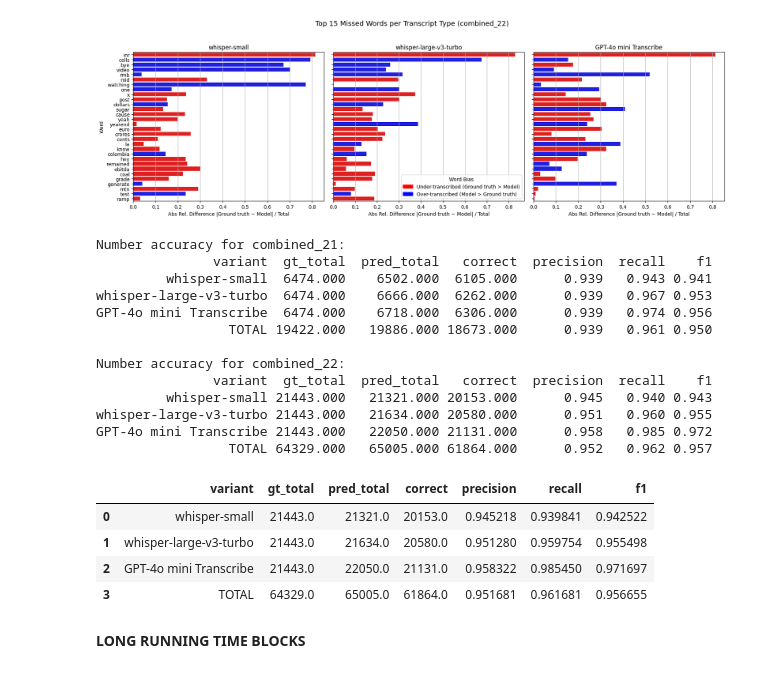
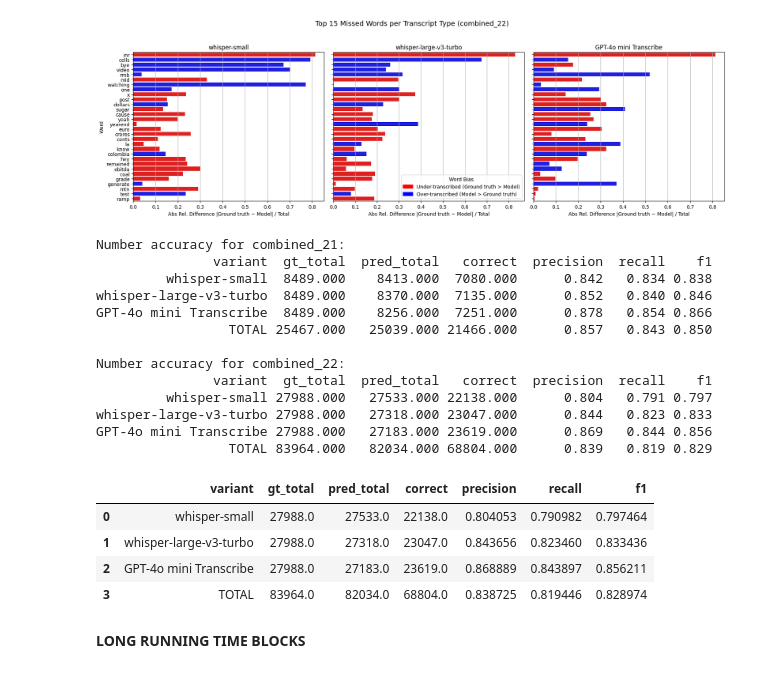
Before and after one commit to MakkerW/Thesis, a Jupyter notebook: Metrics.ipynb, the cells around one changed output. Cells and saved outputs as stored; diff of their text form; code cells hidden in the pictures.

Commit message:
number metri

```diff
--- a/Metrics.ipynb
+++ b/Metrics.ipynb
@@ -691,8 +691,17 @@ get_top_missed_words_by_variant(df_paths_22, label='combined_22', plot=True, fil
 [figure]
 [figure]
 # %%
+from collections import Counter
+import re
+import pandas as pd
+from difflib import SequenceMatcher
+
 def extract_numbers(text):
     return re.findall(r'\d+(?:\.\d+)?', text)
+
+def count_aligned_numbers(gt_numbers, hyp_numbers):
+    matcher = SequenceMatcher(None, gt_numbers, hyp_numbers)
+    return sum(block.size for block in matcher.get_matching_blocks() if block.size > 0)
 
 def evaluate_number_accuracy(df_paths):
     results = []
@@ -711,7 +720,7 @@ def evaluate_number_accuracy(df_paths):
 
             gt_total += len(gt_numbers)
             pred_total += len(hyp_numbers)
-            correct_total += sum(1 for n in hyp_numbers if n in gt_numbers)
+            correct_total += count_aligned_numbers(gt_numbers, hyp_numbers)
 
         precision = correct_total / pred_total if pred_total else 0
         recall = correct_total / gt_total if gt_total else 0
@@ -727,54 +736,52 @@ def evaluate_number_accuracy(df_paths):
             'f1': f1
         })
 
-    # Calculate total across all variants
+    # Compute overall totals
     totals = pd.DataFrame(results).sum(numeric_only=True)
     total_correct = totals['correct']
     total_pred = totals['pred_total']
     total_gt = totals['gt_total']
     total_precision = total_correct / total_pred if total_pred else 0
     total_recall = total_correct / total_gt if total_gt else 0
     total_f1 = 2 * total_precision * total_recall / (total_precision + total_recall) if (total_precision + total_recall) else 0
 
     results.append({
         'variant': 'TOTAL',
         'gt_total': total_gt,
         'pred_total': total_pred,
         'correct': total_correct,
         'precision': total_precision,
         'recall': total_recall,
         'f1': total_f1
     })
 
     df_result = pd.DataFrame(results)
-
     print(df_result.to_string(index=False, float_format='%.3f'))
-
     return df_result
 
 print("Number accuracy for combined_21:")
 evaluate_number_accuracy(df_paths_21)
 print("\nNumber accuracy for combined_22:")
 evaluate_number_accuracy(df_paths_22)
 # %% [output]
 Number accuracy for combined_21:
                variant  gt_total  pred_total   correct  precision  recall    f1
-         whisper-small  6474.000    6502.000  6105.000      0.939   0.943 0.941
-whisper-large-v3-turbo  6474.000    6666.000  6262.000      0.939   0.967 0.953
-GPT-4o mini Transcribe  6474.000    6718.000  6306.000      0.939   0.974 0.956
-                 TOTAL 19422.000   19886.000 18673.000      0.939   0.961 0.950
+         whisper-small  8489.000    8413.000  7080.000      0.842   0.834 0.838
+whisper-large-v3-turbo  8489.000    8370.000  7135.000      0.852   0.840 0.846
+GPT-4o mini Transcribe  8489.000    8256.000  7251.000      0.878   0.854 0.866
+                 TOTAL 25467.000   25039.000 21466.000      0.857   0.843 0.850
 
 Number accuracy for combined_22:
                variant  gt_total  pred_total   correct  precision  recall    f1
-         whisper-small 21443.000   21321.000 20153.000      0.945   0.940 0.943
-whisper-large-v3-turbo 21443.000   21634.000 20580.000      0.951   0.960 0.955
-GPT-4o mini Transcribe 21443.000   22050.000 21131.000      0.958   0.985 0.972
-                 TOTAL 64329.000   65005.000 61864.000      0.952   0.962 0.957
+         whisper-small 27988.000   27533.000 22138.000      0.804   0.791 0.797
+whisper-large-v3-turbo 27988.000   27318.000 23047.000      0.844   0.823 0.833
+GPT-4o mini Transcribe 27988.000   27183.000 23619.000      0.869   0.844 0.856
+                 TOTAL 83964.000   82034.000 68804.000      0.839   0.819 0.829
 |  | variant | gt_total | pred_total | correct | precision | recall | f1 |
-| 0 | whisper-small | 21443.0 | 21321.0 | 20153.0 | 0.945218 | 0.939841 | 0.942522 |
-| 1 | whisper-large-v3-turbo | 21443.0 | 21634.0 | 20580.0 | 0.951280 | 0.959754 | 0.955498 |
-| 2 | GPT-4o mini Transcribe | 21443.0 | 22050.0 | 21131.0 | 0.958322 | 0.985450 | 0.971697 |
-| 3 | TOTAL | 64329.0 | 65005.0 | 61864.0 | 0.951681 | 0.961681 | 0.956655 |
+| 0 | whisper-small | 27988.0 | 27533.0 | 22138.0 | 0.804053 | 0.790982 | 0.797464 |
+| 1 | whisper-large-v3-turbo | 27988.0 | 27318.0 | 23047.0 | 0.843656 | 0.823460 | 0.833436 |
+| 2 | GPT-4o mini Transcribe | 27988.0 | 27183.0 | 23619.0 | 0.868889 | 0.843897 | 0.856211 |
+| 3 | TOTAL | 83964.0 | 82034.0 | 68804.0 | 0.838725 | 0.819446 | 0.828974 |
 # %% [markdown]
 **LONG RUNNING TIME BLOCKS**
 # %% [markdown]
```
Also changed, not shown: parts of 1 cell of this notebook.
